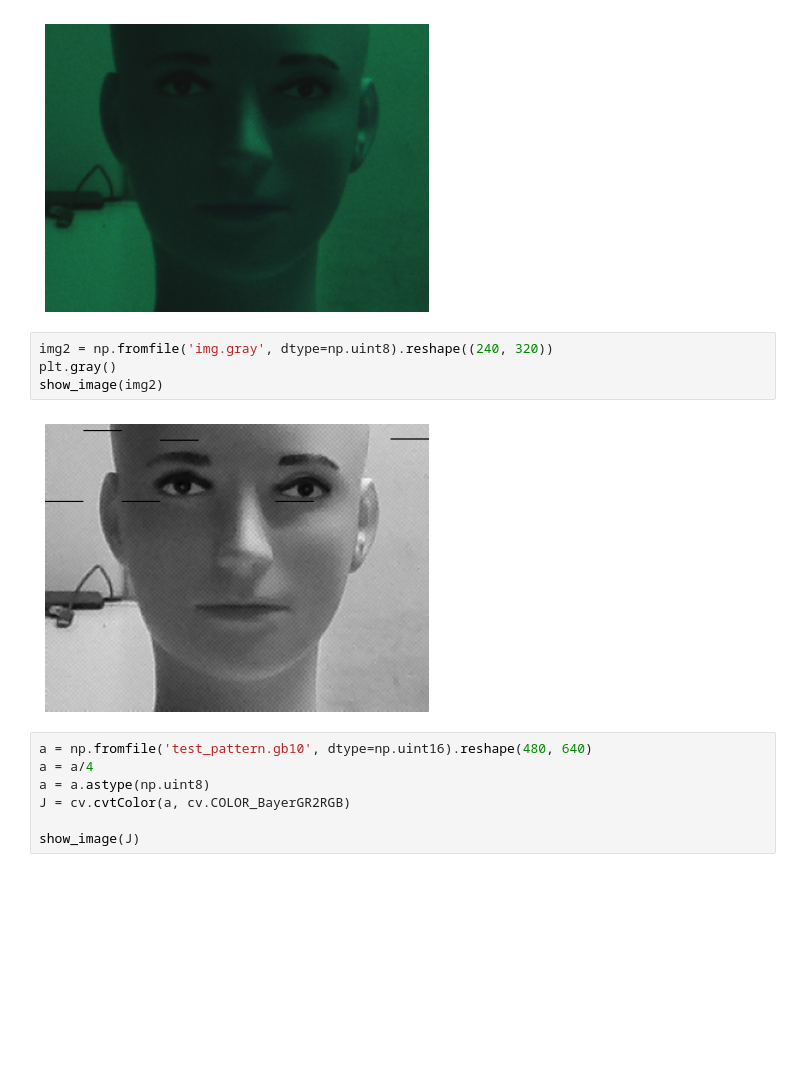
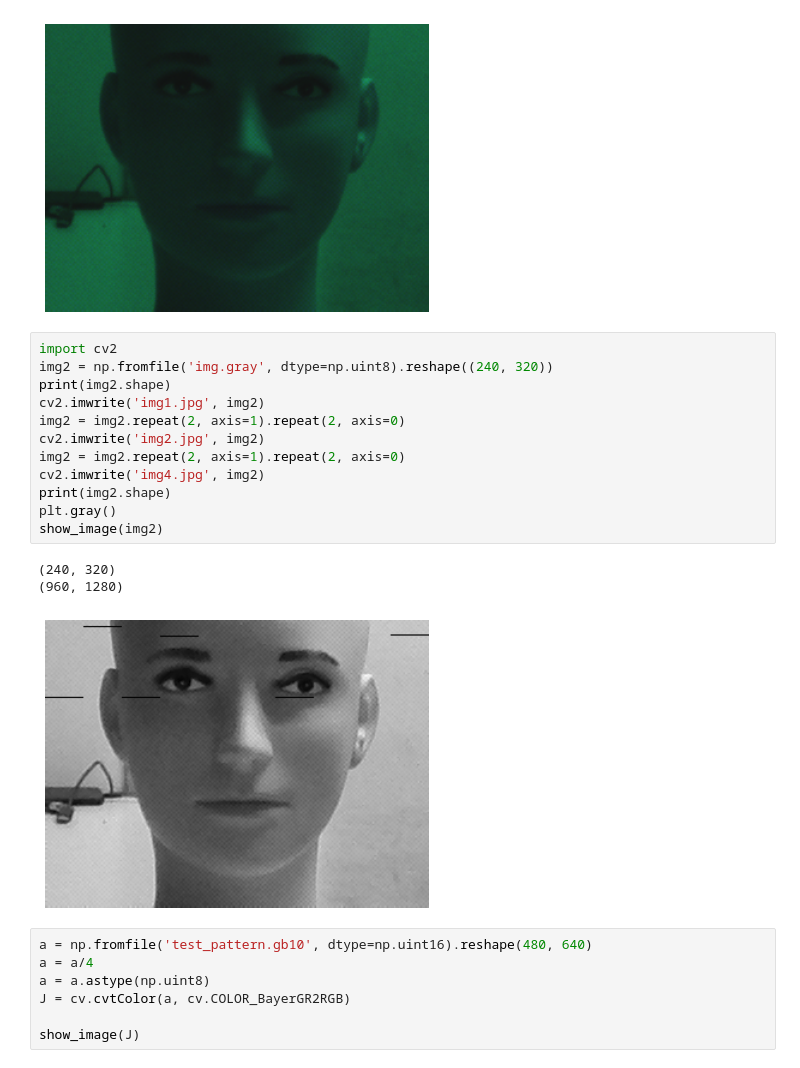
Before and after one commit to kabirz/python-learn, a Jupyter notebook: img_cv.ipynb, the cells around one changed output. Cells and saved outputs as stored; diff of their text form; blank space fills up the shorter version.

```diff
--- a/img_cv.ipynb
+++ b/img_cv.ipynb
@@ -20,12 +20,22 @@ J = cv.cvtColor(a, cv.COLOR_BAYER_GR2RGB)
 show_image(J)
 # %% [output]
 [figure]
-# %%
-img2 = np.fromfile('img.gray', dtype=np.uint8).reshape((240, 320))
-plt.gray()
-show_image(img2)
-# %% [output]
-[figure, removed]
+# %%
+import cv2
+img2 = np.fromfile('img.gray', dtype=np.uint8).reshape((240, 320))
+print(img2.shape)
+cv2.imwrite('img1.jpg', img2)
+img2 = img2.repeat(2, axis=1).repeat(2, axis=0)
+cv2.imwrite('img2.jpg', img2)
+img2 = img2.repeat(2, axis=1).repeat(2, axis=0)
+cv2.imwrite('img4.jpg', img2)
+print(img2.shape)
+plt.gray()
+show_image(img2)
+# %% [output]
+(240, 320)
+(960, 1280)
+[figure, added]
 # %%
 a = np.fromfile('test_pattern.gb10', dtype=np.uint16).reshape(480, 640)
 a = a/4
```
Also changed, not shown: parts of 3 cells of this notebook, 8 other files.
